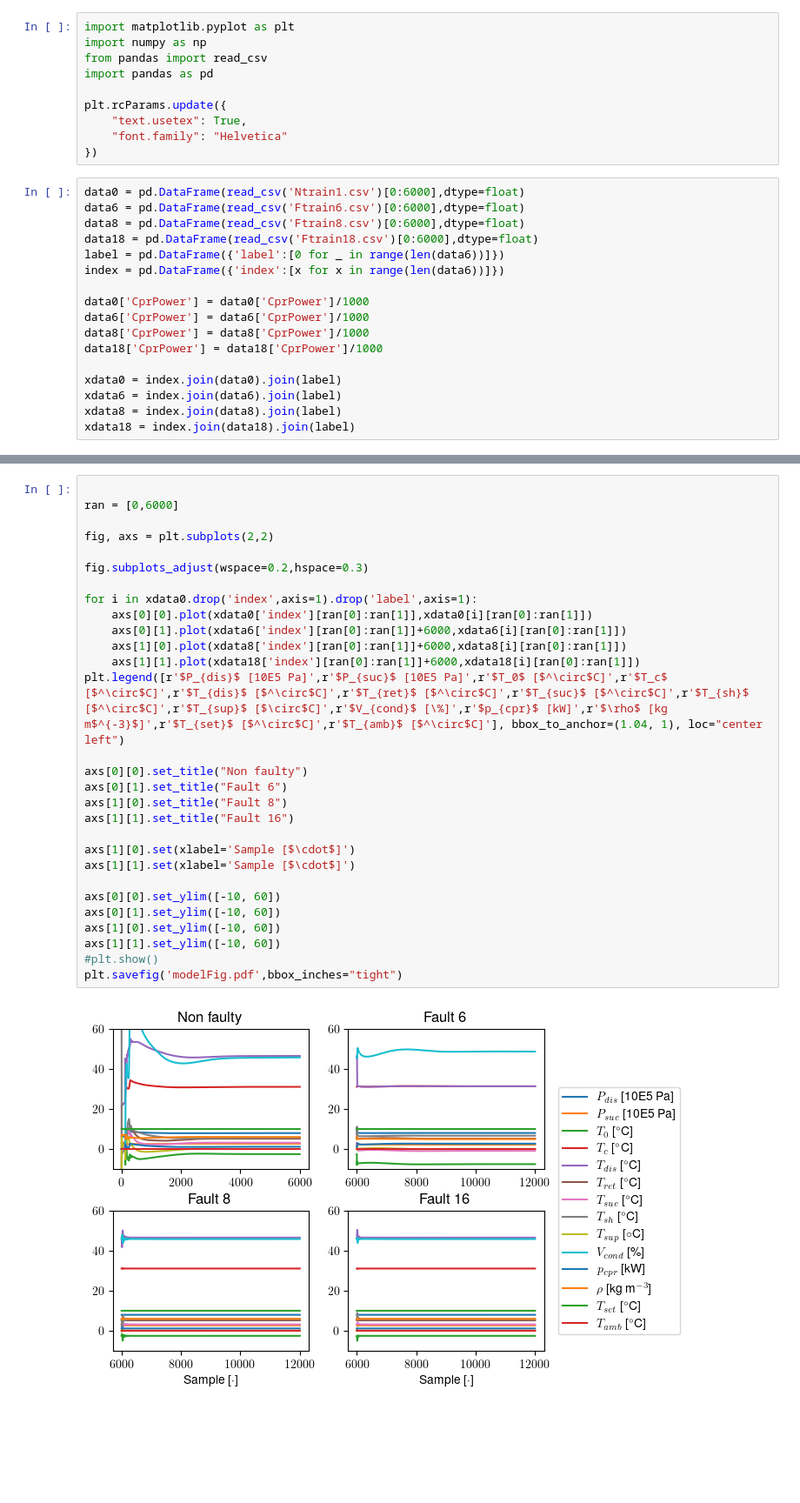
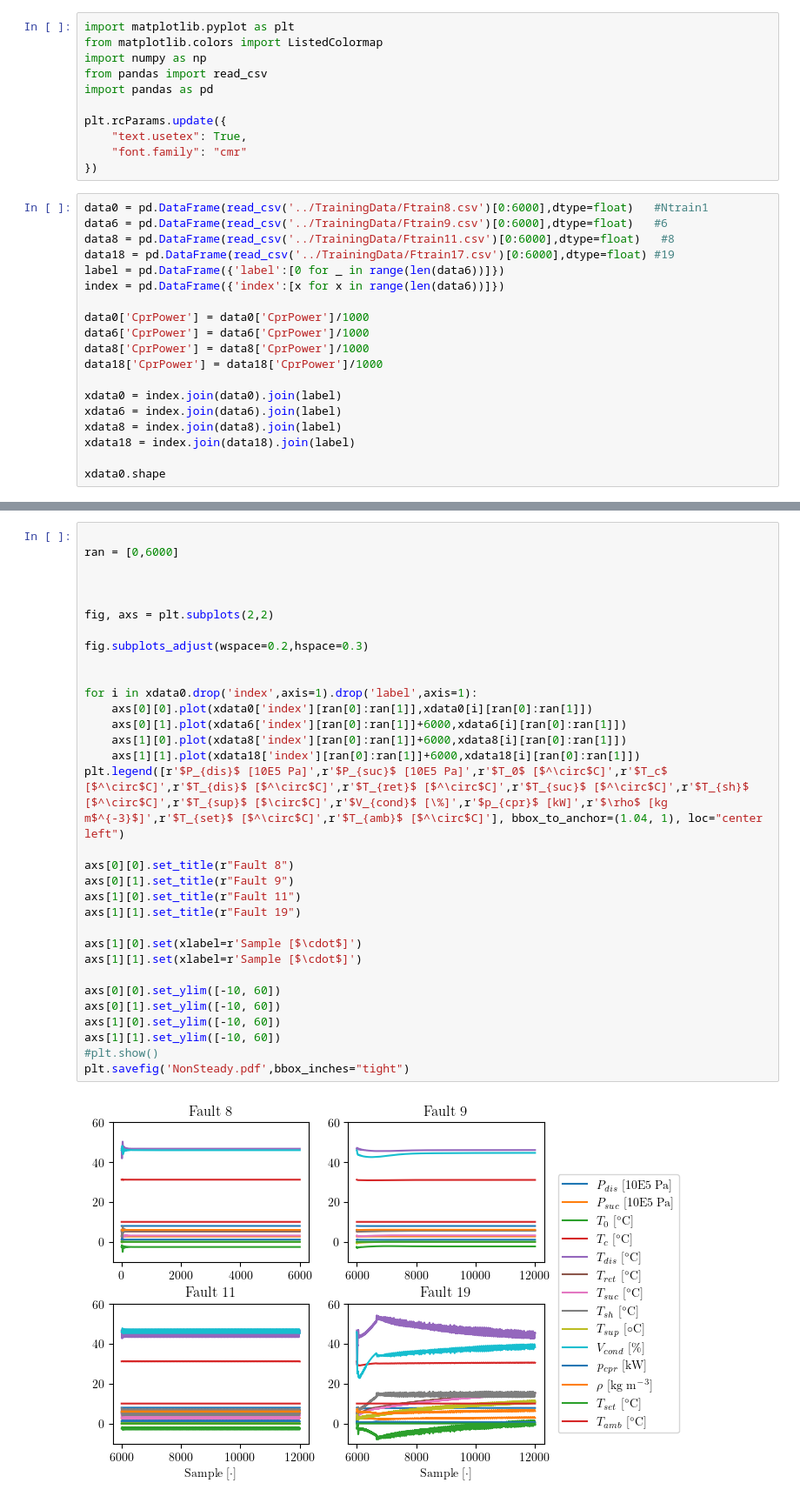
Before and after one commit to peterkrull/p7-ml-refrigeration-fault-detection, a Jupyter notebook: PlotsForModeling/ModelinPlots.ipynb, the cells around one changed output, grey strips where cells are left out. Shown at 87% size. Drawn from its saved outputs; the diff is of its cells as text; blank space fills up the shorter version.

```diff
--- a/PlotsForModeling/ModelinPlots.ipynb
+++ b/PlotsForModeling/ModelinPlots.ipynb
@@ -1,18 +1,19 @@
 # %%
 import matplotlib.pyplot as plt
+from matplotlib.colors import ListedColormap
 import numpy as np
 from pandas import read_csv
 import pandas as pd
 
 plt.rcParams.update({
     "text.usetex": True,
-    "font.family": "Helvetica"
+    "font.family": "cmr"
 })
 # %%
-data0 = pd.DataFrame(read_csv('Ntrain1.csv')[0:6000],dtype=float)
-data6 = pd.DataFrame(read_csv('Ftrain6.csv')[0:6000],dtype=float)
-data8 = pd.DataFrame(read_csv('Ftrain8.csv')[0:6000],dtype=float)
-data18 = pd.DataFrame(read_csv('Ftrain18.csv')[0:6000],dtype=float)
+data0 = pd.DataFrame(read_csv('../TrainingData/Ftrain8.csv')[0:6000],dtype=float)   #Ntrain1
+data6 = pd.DataFrame(read_csv('../TrainingData/Ftrain9.csv')[0:6000],dtype=float)   #6
+data8 = pd.DataFrame(read_csv('../TrainingData/Ftrain11.csv')[0:6000],dtype=float)   #8
+data18 = pd.DataFrame(read_csv('../TrainingData/Ftrain17.csv')[0:6000],dtype=float) #19
 label = pd.DataFrame({'label':[0 for _ in range(len(data6))]})
 index = pd.DataFrame({'index':[x for x in range(len(data6))]})
 
@@ -25,3 +26,5 @@ xdata0 = index.join(data0).join(label)
 xdata6 = index.join(data6).join(label)
 xdata8 = index.join(data8).join(label)
 xdata18 = index.join(data18).join(label)
+
+xdata0.shape
@@ -28,31 +33,34 @@ xdata18 = index.join(data18).join(label)
 # %%
 
 ran = [0,6000]
 
+
+
 fig, axs = plt.subplots(2,2)
 
 fig.subplots_adjust(wspace=0.2,hspace=0.3)
+
 
 for i in xdata0.drop('index',axis=1).drop('label',axis=1):
     axs[0][0].plot(xdata0['index'][ran[0]:ran[1]],xdata0[i][ran[0]:ran[1]])
     axs[0][1].plot(xdata6['index'][ran[0]:ran[1]]+6000,xdata6[i][ran[0]:ran[1]])
     axs[1][0].plot(xdata8['index'][ran[0]:ran[1]]+6000,xdata8[i][ran[0]:ran[1]])
     axs[1][1].plot(xdata18['index'][ran[0]:ran[1]]+6000,xdata18[i][ran[0]:ran[1]])
 plt.legend([r'$P_{dis}$ [10E5 Pa]',r'$P_{suc}$ [10E5 Pa]',r'$T_0$ [$^\circ$C]',r'$T_c$ [$^\circ$C]',r'$T_{dis}$ [$^\circ$C]',r'$T_{ret}$ [$^\circ$C]',r'$T_{suc}$ [$^\circ$C]',r'$T_{sh}$ [$^\circ$C]',r'$T_{sup}$ [$\circ$C]',r'$V_{cond}$ [\%]',r'$p_{cpr}$ [kW]',r'$\rho$ [kg m$^{-3}$]',r'$T_{set}$ [$^\circ$C]',r'$T_{amb}$ [$^\circ$C]'], bbox_to_anchor=(1.04, 1), loc="center left")
 
-axs[0][0].set_title("Non faulty")
-axs[0][1].set_title("Fault 6")
-axs[1][0].set_title("Fault 8")
-axs[1][1].set_title("Fault 16")
+axs[0][0].set_title(r"Fault 8")
+axs[0][1].set_title(r"Fault 9")
+axs[1][0].set_title(r"Fault 11")
+axs[1][1].set_title(r"Fault 19")
 
-axs[1][0].set(xlabel='Sample [$\cdot$]')
-axs[1][1].set(xlabel='Sample [$\cdot$]')
+axs[1][0].set(xlabel=r'Sample [$\cdot$]')
+axs[1][1].set(xlabel=r'Sample [$\cdot$]')
 
 axs[0][0].set_ylim([-10, 60])
 axs[0][1].set_ylim([-10, 60])
 axs[1][0].set_ylim([-10, 60])
 axs[1][1].set_ylim([-10, 60])
 #plt.show()
-plt.savefig('modelFig.pdf',bbox_inches="tight")
+plt.savefig('NonSteady.pdf',bbox_inches="tight")
 # %% [output]
-[figure, old version]
+[figure, new version]
```
Also changed, not shown: parts of 1 cell of this notebook, 1 other file.
